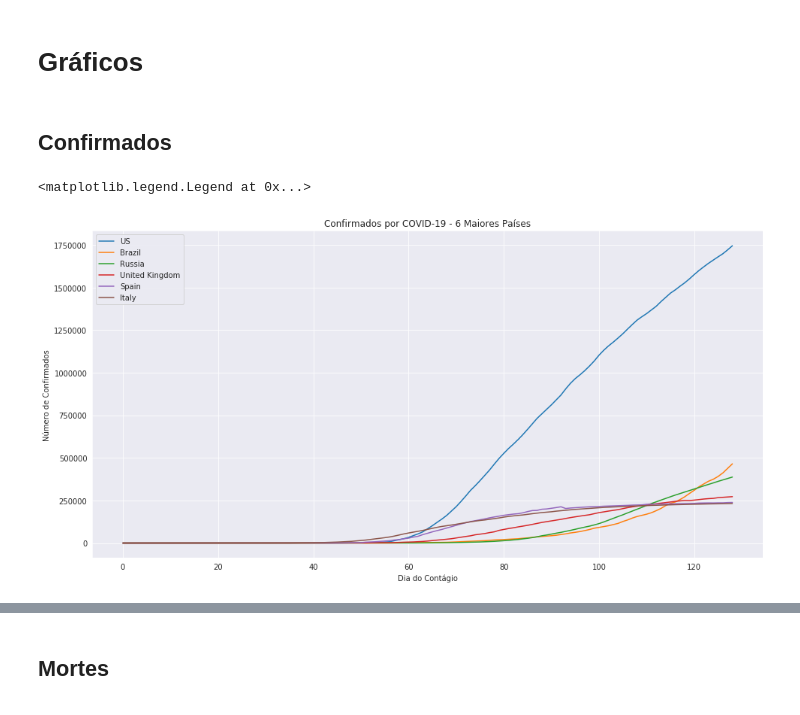
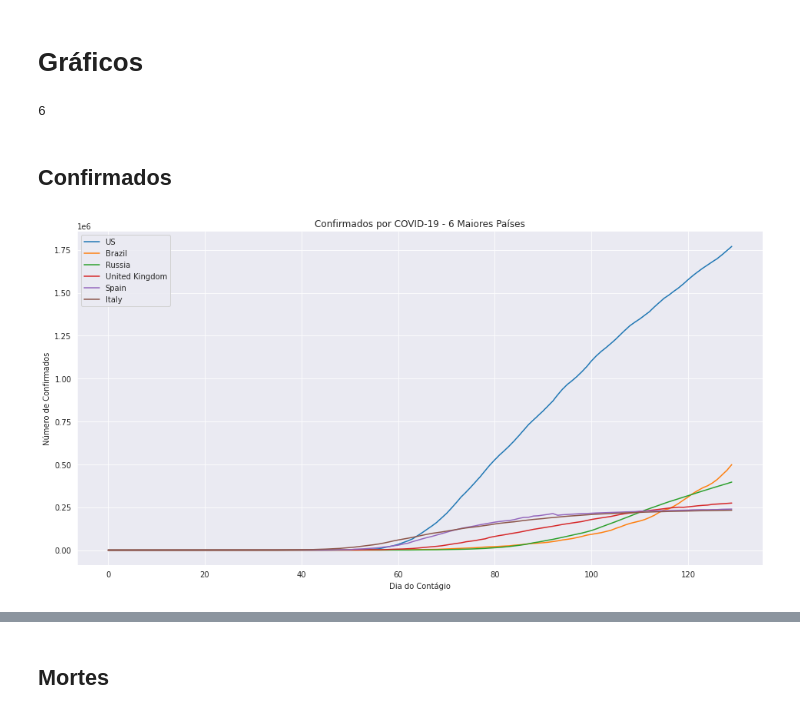
Before and after one commit to Manuelfjr/Covid19, a Jupyter notebook: code/Covid_19.ipynb, the cells around one changed output, grey strips where cells are left out. Saved outputs shown, nothing was run; the diff lists cells and outputs as text; code cells hidden in the pictures.

```diff
--- a/code/Covid_19.ipynb
+++ b/code/Covid_19.ipynb
@@ -24,17 +41,23 @@ db_recovered_country.drop(['Lat','Long'],axis=1,inplace=True)
 # %% [markdown]
 # Gráficos
+# %%
+date = '5/30/20'
+n
+# %% [output]
+6
 # %% [markdown]
 ## Confirmados
+# %%
+maxconfirmed = db_confirmed_country[date].sort_values(ascending=False)[:n]
 # %%
 fig, ax = plt.subplots(nrows=1,ncols=1,figsize=(16,8))
 n = 6
-for i in db_confirmed_country['5/26/20'].sort_values(ascending = False)[:n].index:
+for i in maxconfirmed.index:
   ax.plot(range(db_confirmed_country.T.shape[0]), db_confirmed_country.T[i],label=i)
 plt.xlabel('Dia do Contágio')
 plt.ylabel('Número de Confirmados')
 plt.title('Confirmados por COVID-19 - {} Maiores Países'.format(n))
 plt.legend()
 plt.savefig('confirmedcovid.png')
 # %% [output]
-<matplotlib.legend.Legend at 0x...>
-[figure, old version]
+[figure, new version]
```
Also changed, not shown: parts of 31 cells of this notebook.
